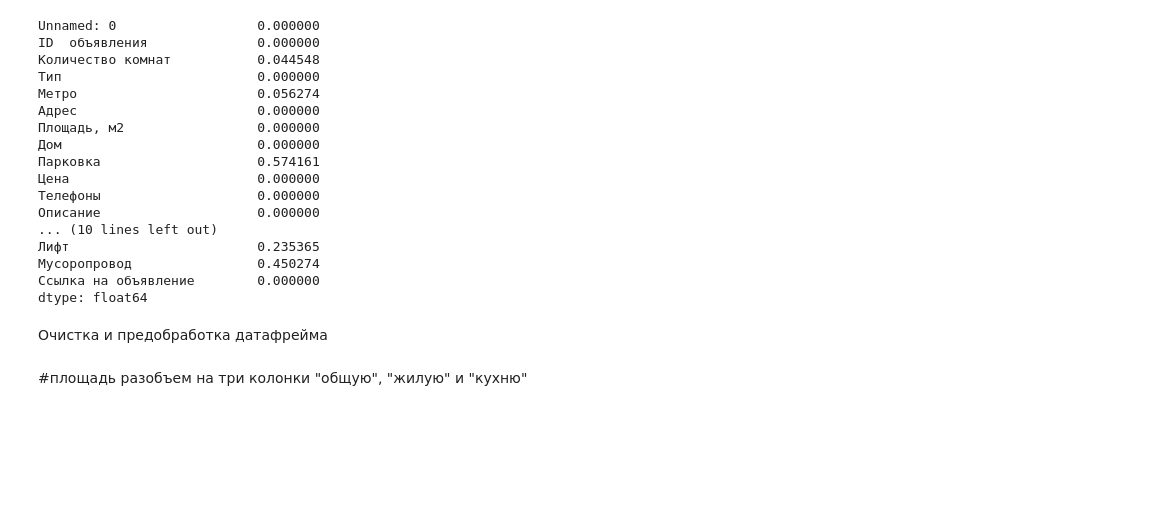
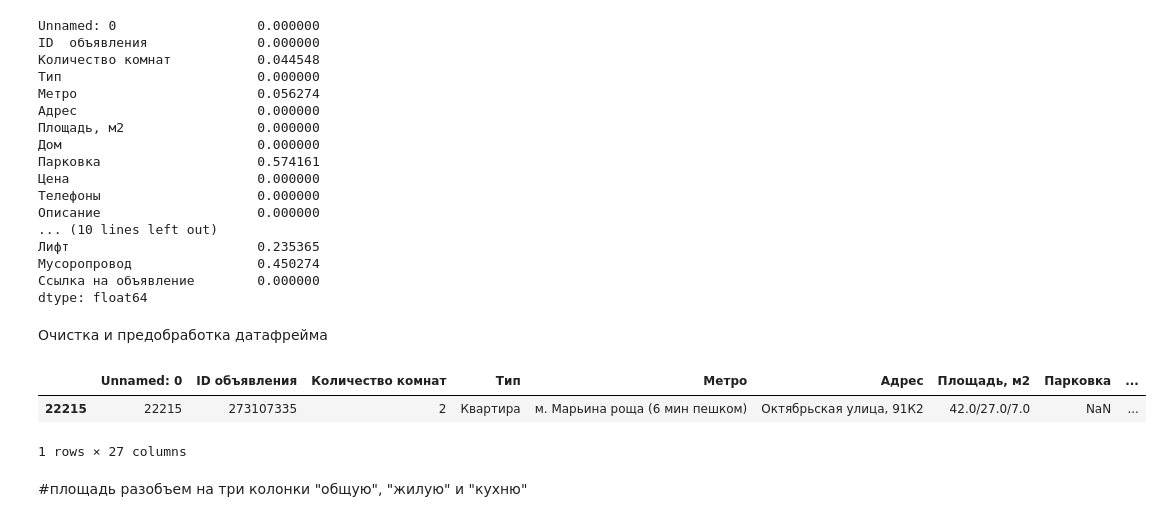
Before and after one commit to Ali-B-Indahouse/How-Much-Is-The-real-estate-in-Moscow, a Jupyter notebook: main.ipynb, the cells around one changed output. Drawn from its saved outputs; the diff is of its cells as text; code cells hidden in the pictures; blank space fills up the shorter version.

```diff
--- a/main.ipynb
+++ b/main.ipynb
@@ -79,3 +79,9 @@ df = df.drop('этажи', axis=1)
+# %%
+df.sample()
+# %% [output]
+|  | Unnamed: 0 | ID объявления | Количество комнат | Тип | Метро | Адрес | Площадь, м2 | Парковка | ... |
+| 22215 | 22215 | 273107335 | 2 | Квартира | м. Марьина роща (6 мин пешком) | Октябрьская улица, 91К2 | 42.0/27.0/7.0 | NaN | ... |
+1 rows × 27 columns
 # %%
 #Приведение лифтов к бинарному значению
 df['Лифт'] = df['Лифт'].fillna(0)
```
Also changed, not shown: parts of 14 cells of this notebook.
